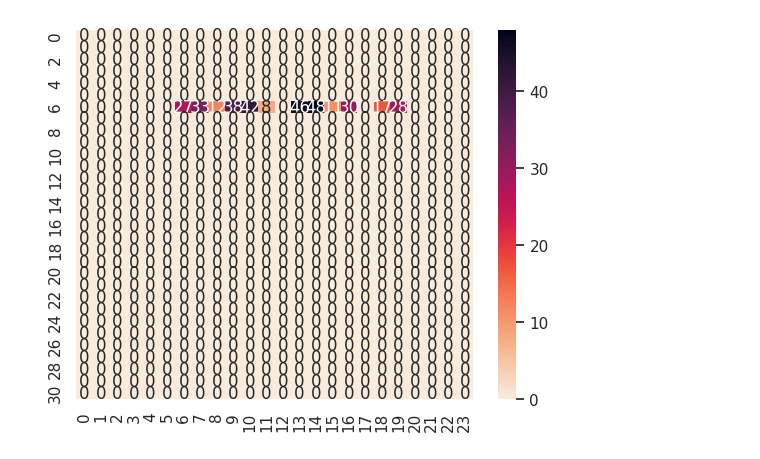
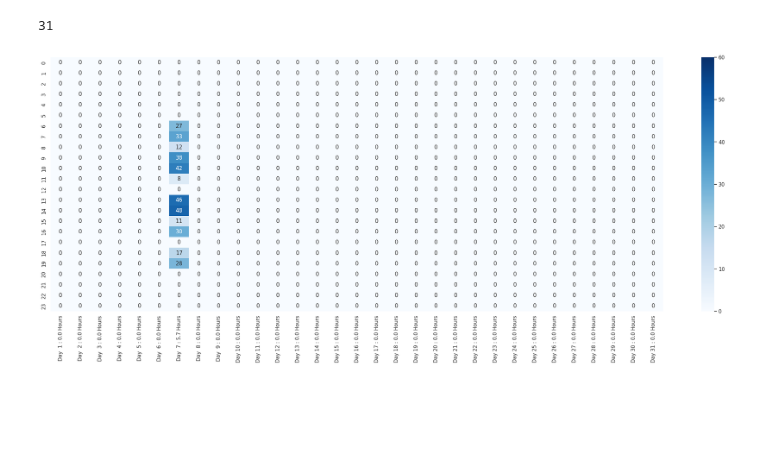
Before and after one commit to TianyouLi/jupyter, a Jupyter notebook: notebook/heatmap.ipynb, the cells around one changed output. Saved outputs shown, nothing was run; the diff lists cells and outputs as text; code cells hidden in the pictures; blank space fills up the shorter version.

```diff
--- a/notebook/heatmap.ipynb
+++ b/notebook/heatmap.ipynb
@@ -75,35 +75,43 @@ july_raw_data = [
     [], #29
     [], #30
     [] #31
 ]
 
 july_data=np.zeros((31,24),np.int8)
 for idx, day in enumerate(july_raw_data):
     if len(day) != 0:
         for time in day[0]["study"]:
             start_time=dt.datetime.strptime(time["start"], "%H:%M")
             end_time=dt.datetime.strptime(time["end"],"%H:%M")
             duration = end_time - start_time
             total_minutes = int(duration.total_seconds() / 60)
             for hour in range(start_time.hour, end_time.hour+1):
                 if hour < end_time.hour:
                     mid_time = dt.datetime(start_time.year, start_time.month, start_time.day, hour+1,0,0)
                 else:
                     mid_time = end_time
                 duration = mid_time - start_time
                 total_minutes = int(duration.total_seconds() / 60)
                 july_data[idx][hour-1] = total_minutes
 
                 if mid_time.hour < (end_time.hour +1):
                     start_time = mid_time
 
 
+# init the plot
+fig, ax = plt.subplots(figsize=(30,10))
+sns.set()
 
-np.random.seed(0)
-sns.set()
-uniform_data = np.random.rand(10, 12)
+# prepare the data
+july_data_invert = np.swapaxes(july_data,0,1)
 
-ax = sns.heatmap(july_data, annot=True, cmap="rocket_r")
+# generate x and y axis
+xlabels = []
+for day in range(0, july_data.shape[0]):
+    xlabels.append("Day {:>2} : {:.1f} Hours".format(day+1, july_data[day].sum() / 60));
+
+ax = sns.heatmap(july_data_invert, annot=True, vmin=0, vmax=60, xticklabels=xlabels, cmap=sns.color_palette("Blues", as_cmap=True))
 plt.show()
 # %% [output]
+31
-[figure, old version]
+[figure, new version]
```
